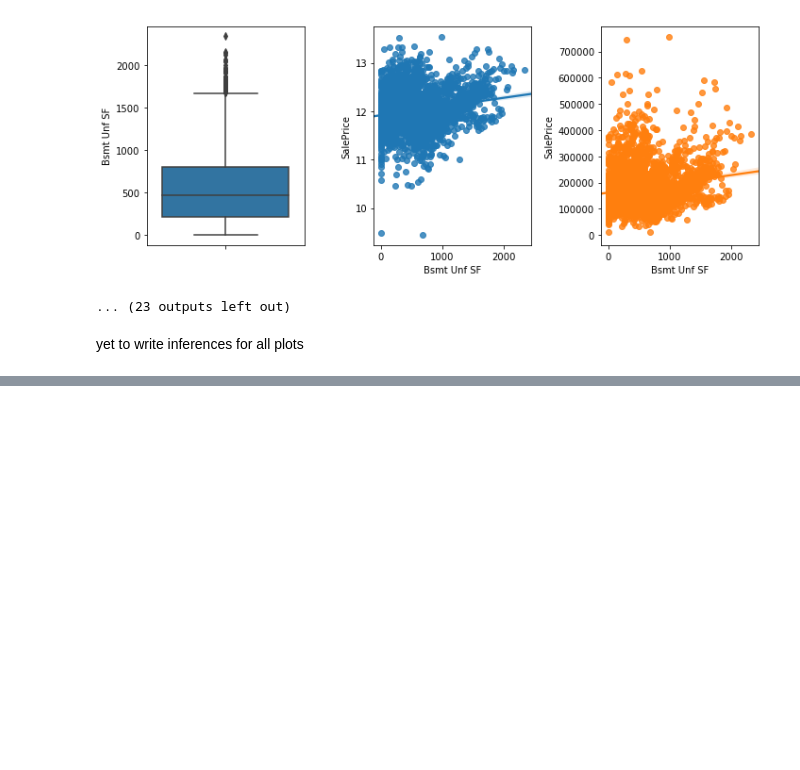
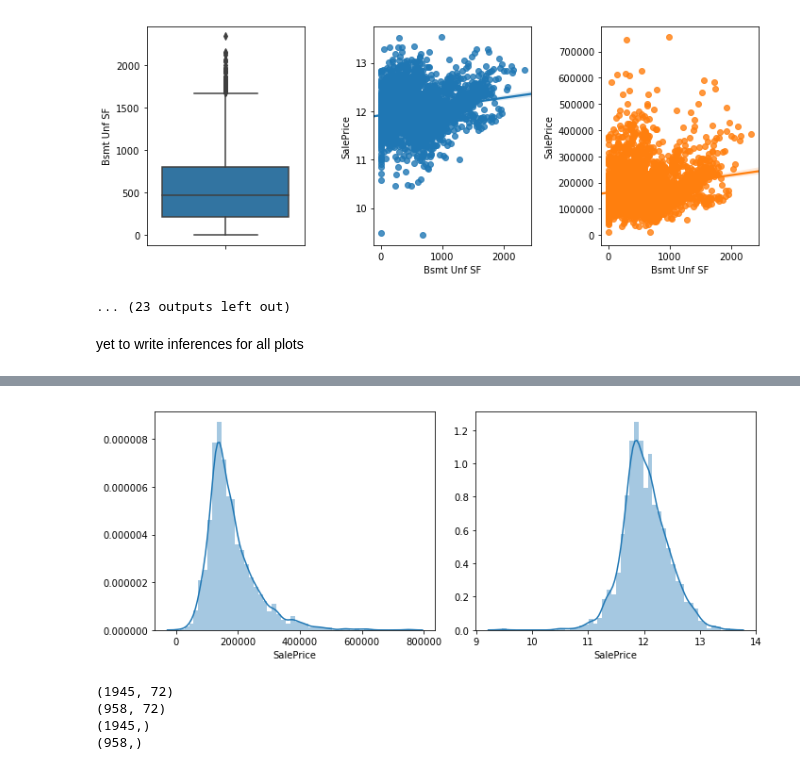
Before and after one commit to chaityacshah/Ames_House_Prices, a Jupyter notebook: notebooks/ames_housing.ipynb, the cells around one changed output, grey strips where cells are left out. Drawn from its saved outputs; the diff is of its cells as text; code cells hidden in the pictures; blank space fills up the shorter version.

```diff
--- a/notebooks/ames_housing.ipynb
+++ b/notebooks/ames_housing.ipynb
@@ -446,5 +459,0 @@ Name: SalePrice, dtype: float64
-# %%
-plt.hist(ames_df['SalePrice'], bins=25)
-ames_df['log_SalePrice'] = np.log(ames_df['SalePrice'])
-print(ames_df['log_SalePrice'].describe())
-plt.hist(ames_df['log_SalePrice'], bins=20)
@@ -450,0 +474,22 @@ plt.hist(ames_df['log_SalePrice'], bins=20)
+# %%
+ames_sp = ames_df['SalePrice']
+ames_sp_log = np.log(ames_sp)
+fig, axs=plt.subplots(1,2,figsize=(10,4))
+sns.distplot(ames_sp, ax = axs[0])
+sns.distplot(ames_sp_log, ax = axs[1])
+plt.tight_layout()
+# %% [output]
+[figure, added]
+# %%
+X_train, X_test, y_train, y_test = train_test_split(ames_df.drop('SalePrice', axis=1),
+                                                    ames_df["SalePrice"], test_size=0.33, random_state=42)
+
+print(X_train.shape)
+print(X_test.shape)
+print(y_train.shape)
+print(y_test.shape)
+# %% [output]
+(1945, 72)
+(958, 72)
+(1945,)
+(958,)
```
Also changed, not shown: parts of 9 cells of this notebook.
